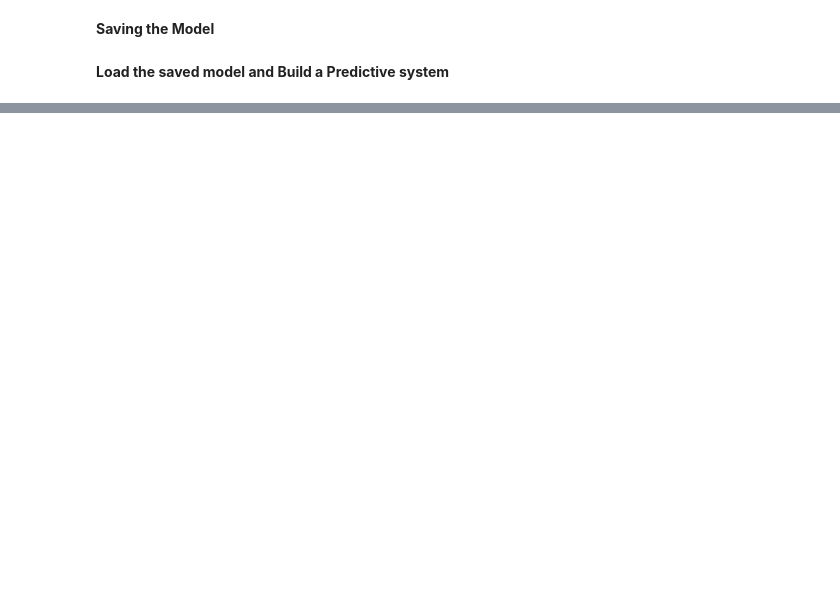
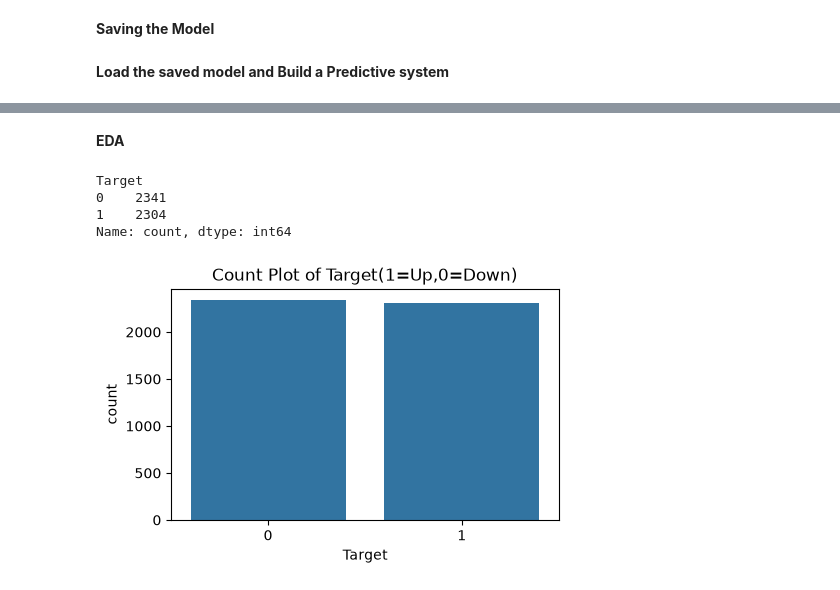
Before and after one commit to Eshwaranand26/SmartStock, a Jupyter notebook: SmartStock.ipynb, the cells around one changed output, grey strips where cells are left out. Cells and saved outputs as stored; diff of their text form; code cells hidden in the pictures; blank space fills up the shorter version.

```diff
--- a/SmartStock.ipynb
+++ b/SmartStock.ipynb
@@ -565,0 +636,3 @@ To do:
+# %%
+df=add_updown_features(df)
+df.head()
@@ -565,0 +646,7 @@ To do:
+# %%
+#target -> 1 if tomorrow close is more than today close else 0
+#shift(-1) brings tomorrow close price into today row
+df["Target"]=(df["Close"].shift(-1)>df["Close"]).astype(int)
+# %%
+#last row has no tomorrow so removing it
+df=df[:-1]
@@ -565,0 +674,6 @@ To do:
+# %%
+#first 50 rows have null because of rolling(50) and pct_change
+#volume change can be infinity when volume is 0
+df=df.replace([np.inf,-np.inf],np.nan)
+df.dropna(inplace=True)
+df.shape
@@ -565,0 +695,17 @@ To do:
+# %% [markdown]
+**EDA**
+# %%
+#checking the distribution of target
+df["Target"].value_counts()
+# %% [output]
+Target
+0    2341
+1    2304
+Name: count, dtype: int64
+# %%
+plt.figure(figsize=(5,3))
+sns.countplot(x=df["Target"])
+plt.title("Count Plot of Target(1=Up,0=Down)")
+plt.show()
+# %% [output]
+[figure, added]
```
Also changed, not shown: parts of 150 cells of this notebook, 6 other files.
